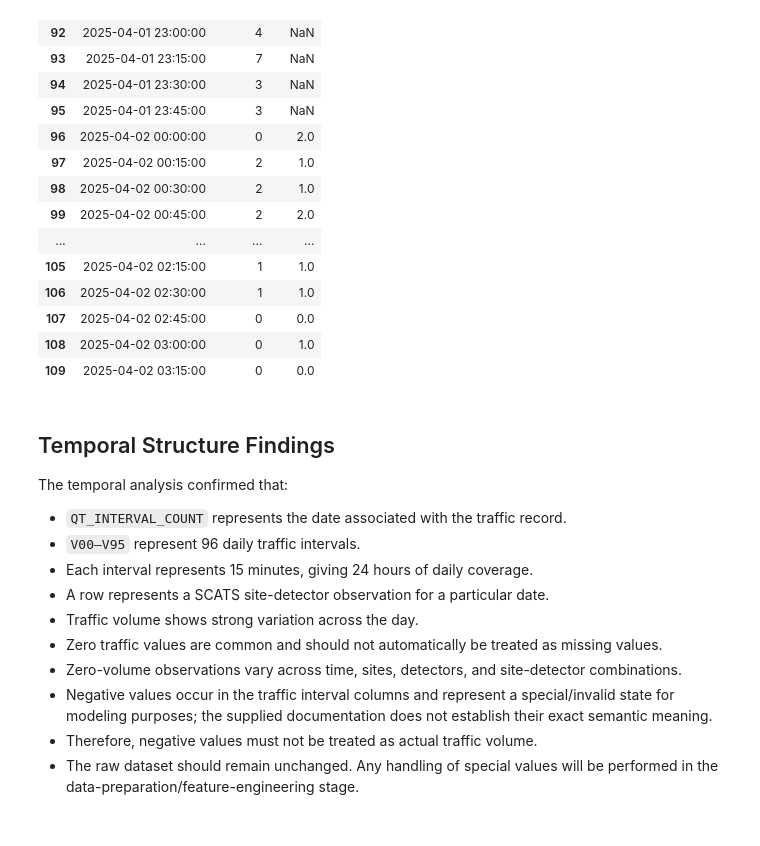
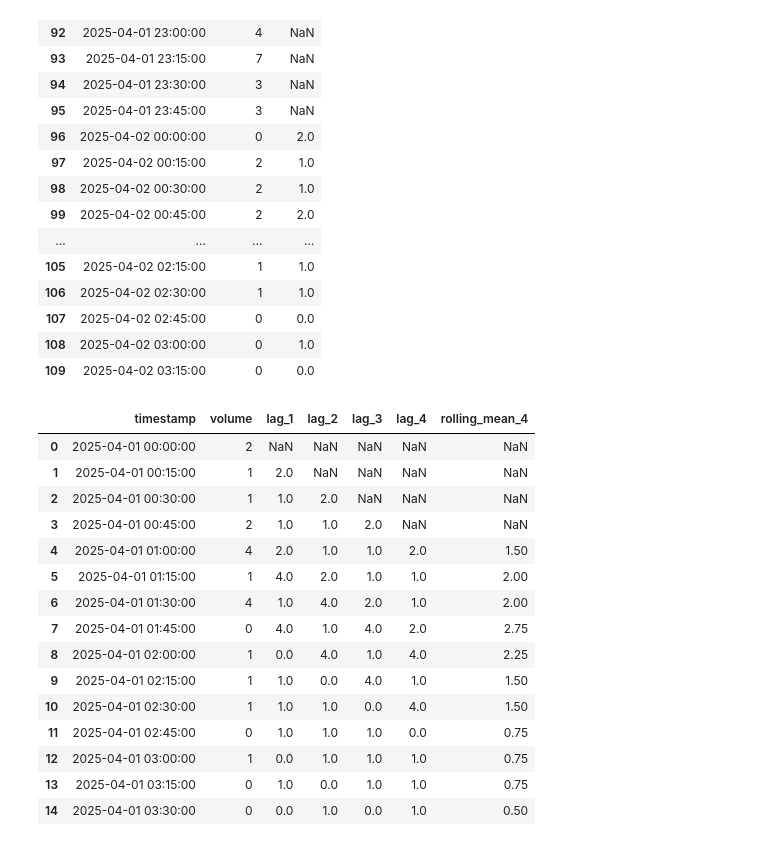
Before and after one commit to captainlevi1911/Smart_Traffic_Management, a Jupyter notebook: notebooks/03_temporal_structure.ipynb, the cells around one changed output. Saved outputs shown, nothing was run; the diff lists cells and outputs as text; code cells hidden in the pictures.

Commit message:
Changes in 03_temporal_structure

```diff
--- a/notebooks/03_temporal_structure.ipynb
+++ b/notebooks/03_temporal_structure.ipynb
@@ -3122,18 +3122,55 @@ display(
 | 107 | 2025-04-02 02:45:00 | 0 | 0.0 |
 | 108 | 2025-04-02 03:00:00 | 0 | 1.0 |
 | 109 | 2025-04-02 03:15:00 | 0 | 0.0 |
-# %% [markdown]
-## Temporal Structure Findings
-
-The temporal analysis confirmed that:
-
-- `QT_INTERVAL_COUNT` represents the date associated with the traffic record.
-- `V00–V95` represent 96 daily traffic intervals.
-- Each interval represents 15 minutes, giving 24 hours of daily coverage.
-- A row represents a SCATS site-detector observation for a particular date.
-- Traffic volume shows strong variation across the day.
-- Zero traffic values are common and should not automatically be treated as missing values.
-- Zero-volume observations vary across time, sites, detectors, and site-detector combinations.
-- Negative values occur in the traffic interval columns and represent a special/invalid state for modeling purposes; the supplied documentation does not establish their exact semantic meaning.
-- Therefore, negative values must not be treated as actual traffic volume.
-- The raw dataset should remain unchanged. Any handling of special values will be performed in the data-preparation/feature-engineering stage.
+# %%
+# Create a 4-interval rolling mean using past traffic only
+
+model_data["rolling_mean_4"] = (
+    model_data
+    .groupby(
+        [
+            "NB_SCATS_SITE",
+            "NB_DETECTOR"
+        ]
+    )["volume"]
+    .transform(
+        lambda x:
+        x.shift(1)
+        .rolling(
+            window=4,
+            min_periods=4
+        )
+        .mean()
+    )
+)
+
+display(
+    model_data[
+        [
+            "timestamp",
+            "volume",
+            "lag_1",
+            "lag_2",
+            "lag_3",
+            "lag_4",
+            "rolling_mean_4"
+        ]
+    ].head(15)
+)
+# %% [output]
+|  | timestamp | volume | lag_1 | lag_2 | lag_3 | lag_4 | rolling_mean_4 |
+| 0 | 2025-04-01 00:00:00 | 2 | NaN | NaN | NaN | NaN | NaN |
+| 1 | 2025-04-01 00:15:00 | 1 | 2.0 | NaN | NaN | NaN | NaN |
+| 2 | 2025-04-01 00:30:00 | 1 | 1.0 | 2.0 | NaN | NaN | NaN |
+| 3 | 2025-04-01 00:45:00 | 2 | 1.0 | 1.0 | 2.0 | NaN | NaN |
+| 4 | 2025-04-01 01:00:00 | 4 | 2.0 | 1.0 | 1.0 | 2.0 | 1.50 |
+| 5 | 2025-04-01 01:15:00 | 1 | 4.0 | 2.0 | 1.0 | 1.0 | 2.00 |
+| 6 | 2025-04-01 01:30:00 | 4 | 1.0 | 4.0 | 2.0 | 1.0 | 2.00 |
+| 7 | 2025-04-01 01:45:00 | 0 | 4.0 | 1.0 | 4.0 | 2.0 | 2.75 |
+| 8 | 2025-04-01 02:00:00 | 1 | 0.0 | 4.0 | 1.0 | 4.0 | 2.25 |
+| 9 | 2025-04-01 02:15:00 | 1 | 1.0 | 0.0 | 4.0 | 1.0 | 1.50 |
+| 10 | 2025-04-01 02:30:00 | 1 | 1.0 | 1.0 | 0.0 | 4.0 | 1.50 |
+| 11 | 2025-04-01 02:45:00 | 0 | 1.0 | 1.0 | 1.0 | 0.0 | 0.75 |
+| 12 | 2025-04-01 03:00:00 | 1 | 0.0 | 1.0 | 1.0 | 1.0 | 0.75 |
+| 13 | 2025-04-01 03:15:00 | 0 | 1.0 | 0.0 | 1.0 | 1.0 | 0.75 |
+| 14 | 2025-04-01 03:30:00 | 0 | 0.0 | 1.0 | 0.0 | 1.0 | 0.50 |
```
Also changed, not shown: parts of 10 cells of this notebook.
